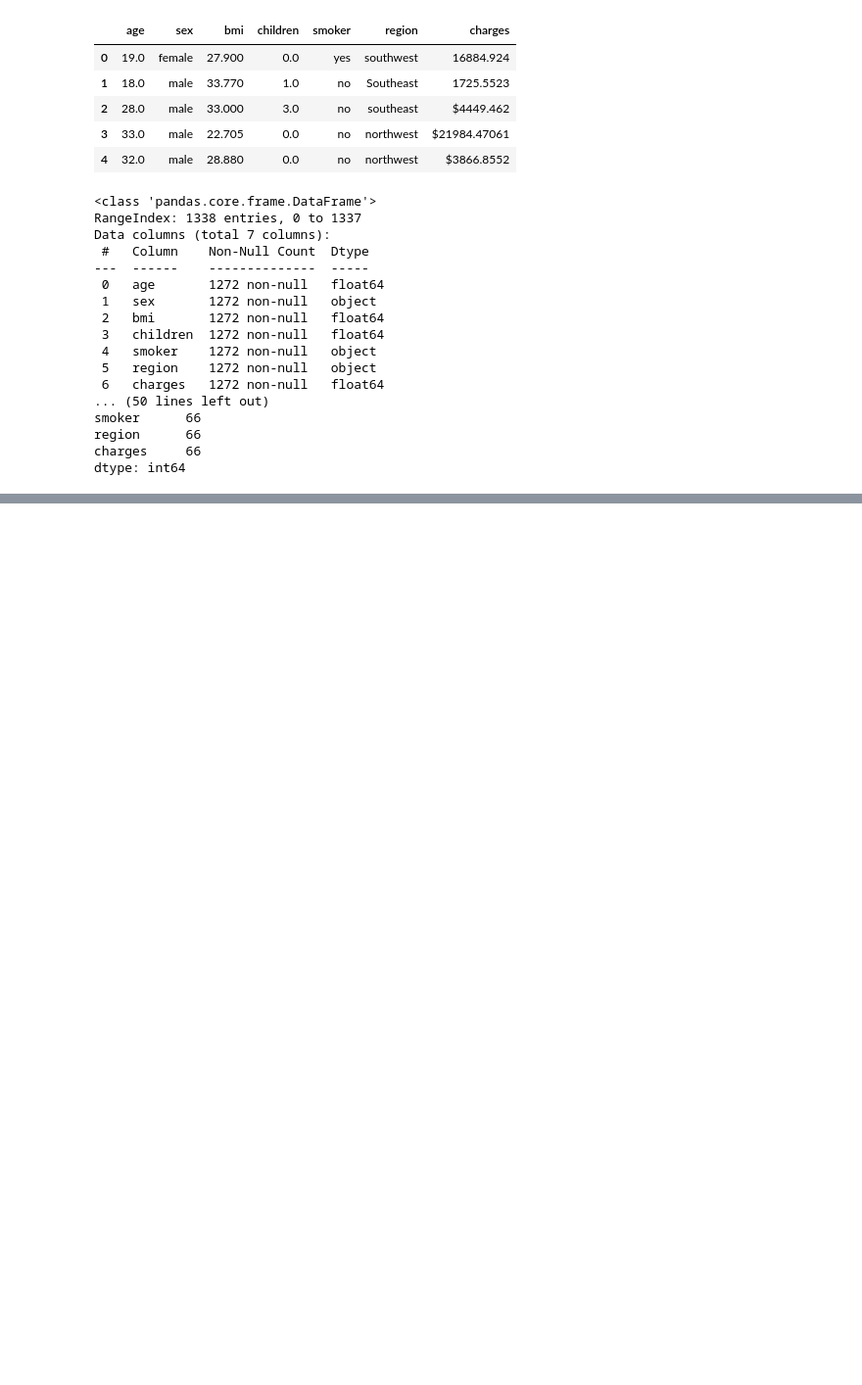
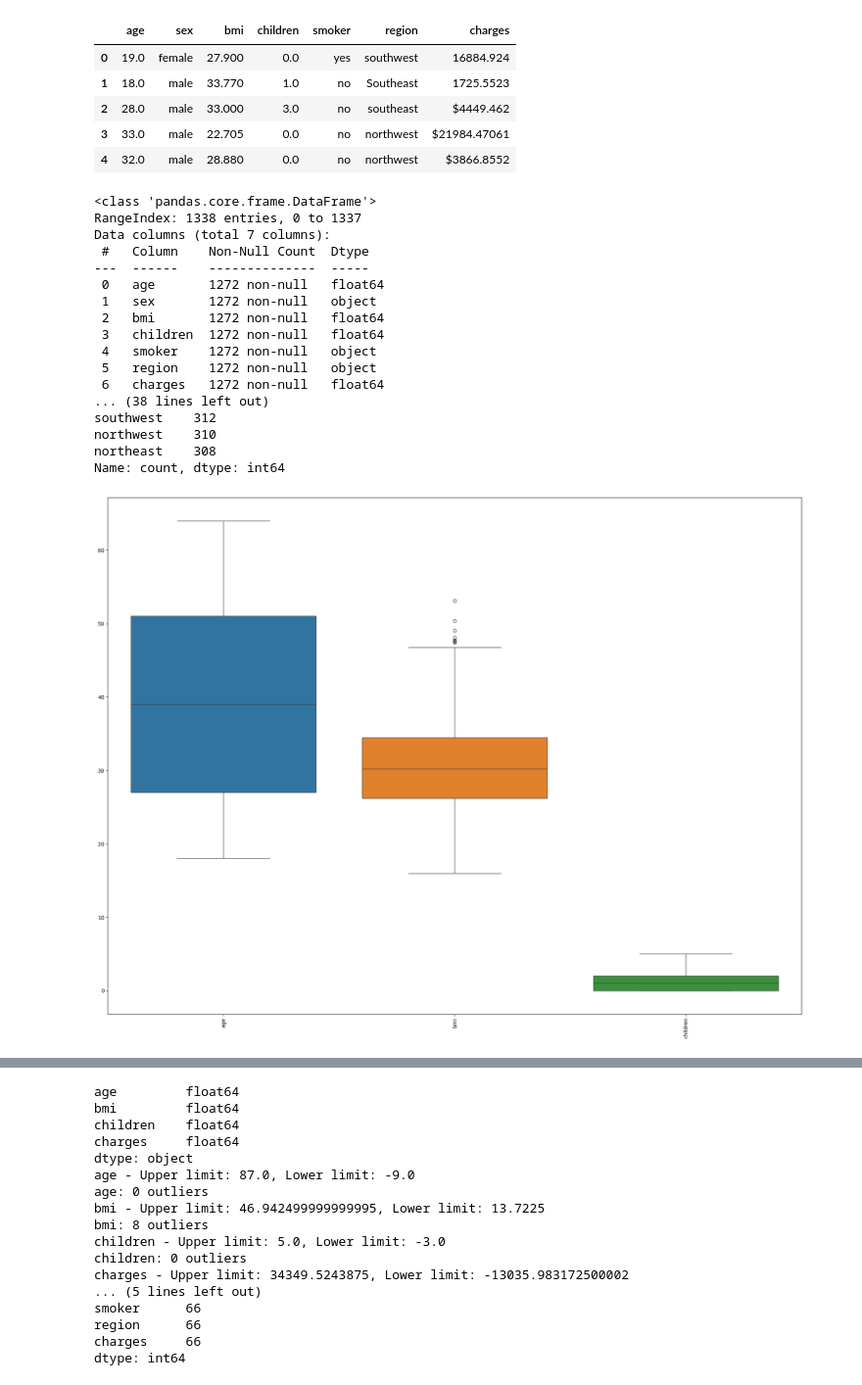
Before and after one commit to Eloise-Barrett/healthcare-insurance-charges, a Jupyter notebook: healthcare_insurance.ipynb, the cells around one changed output, grey strips where cells are left out. Shown: that part at 98% size. Saved outputs shown, nothing was run; the diff lists cells and outputs as text; code cells hidden in the pictures; blank space fills up the shorter version.

Commit message:
Started cleaning up the numerical features in the healthcare insurance dataset.

```diff
--- a/healthcare_insurance.ipynb
+++ b/healthcare_insurance.ipynb
@@ -64,35 +66,65 @@ print(numerical_cols)
 # Check unique values in categorical columns
 for col in insurance[categorical_cols]:
     print ("---- %s ---" % col)
     print (insurance[col].value_counts())
 
 # Ensure sex is labelled correctly
 insurance['sex'] = insurance['sex'].replace({'M': 'male', 'man': 'male', 'F': 'female', 'woman': 'female'})
 
 print(insurance['sex'].value_counts())
 
 # Make region lowercase
 insurance['region'] = insurance['region'].str.lower()
 
 print(insurance['region'].value_counts())
 
+#Check for outliers via plot without charges to be able to see all columns
+plt.figure(figsize=(24,18))
+sns.boxplot(data=insurance[numerical_cols].drop(columns=['charges']))
+plt.xticks(rotation = 90)
+plt.show()
+
+#Checkoutliers in charges
+plt.figure(figsize=(24,18))
+sns.boxplot(data=insurance['charges'])
+plt.xticks(rotation = 90)
+plt.show()
+
+# Remove all negative values in numerical columns as these are not valid
+insurance[numerical_cols] = insurance[numerical_cols].abs()
+
+# Check for outliers using IQR method
+for i in insurance[numerical_cols]:
+    col_data = insurance[i].dropna()
+    Q1 = col_data.quantile(0.25)
+    Q3 = col_data.quantile(0.75)
+    IQR = Q3- Q1
+    upper_limit = Q3 + (1.5*IQR)
+    lower_limit = Q1- (1.5*IQR)
+    print(f"{i} - Upper limit: {upper_limit}, Lower limit: {lower_limit}")
+    outliers = insurance[(insurance[i] < lower_limit) | (insurance[i] > upper_limit)]
+    print(f"{i}: {len(outliers)} outliers")
+
+# Only 8 outliers in bmi so we will keep them, but we will transform the charges column to reduce the impact of outliers
+
 #Check for missing values
 print(insurance.isnull().sum())
 # %% [output]
 <class 'pandas.core.frame.DataFrame'>
 RangeIndex: 1338 entries, 0 to 1337
 Data columns (total 7 columns):
  #   Column    Non-Null Count  Dtype
 ---  ------    --------------  -----
  0   age       1272 non-null   float64
  1   sex       1272 non-null   object
  2   bmi       1272 non-null   float64
  3   children  1272 non-null   float64
  4   smoker    1272 non-null   object
  5   region    1272 non-null   object
  6   charges   1272 non-null   float64
-... (50 lines left out)
-smoker      66
-region      66
-charges     66
-dtype: int64
+... (38 lines left out)
+southwest    312
+northwest    310
+northeast    308
+Name: count, dtype: int64
+[figure, added]
@@ -98,0 +132,17 @@ dtype: int64
+age         float64
+bmi         float64
+children    float64
+charges     float64
+dtype: object
+age - Upper limit: 87.0, Lower limit: -9.0
+age: 0 outliers
+bmi - Upper limit: 46.942499999999995, Lower limit: 13.7225
+bmi: 8 outliers
+children - Upper limit: 5.0, Lower limit: -3.0
+children: 0 outliers
+charges - Upper limit: 34349.5243875, Lower limit: -13035.983172500002
+... (5 lines left out)
+smoker      66
+region      66
+charges     66
+dtype: int64
```
Also changed, not shown: parts of 2 cells of this notebook.
